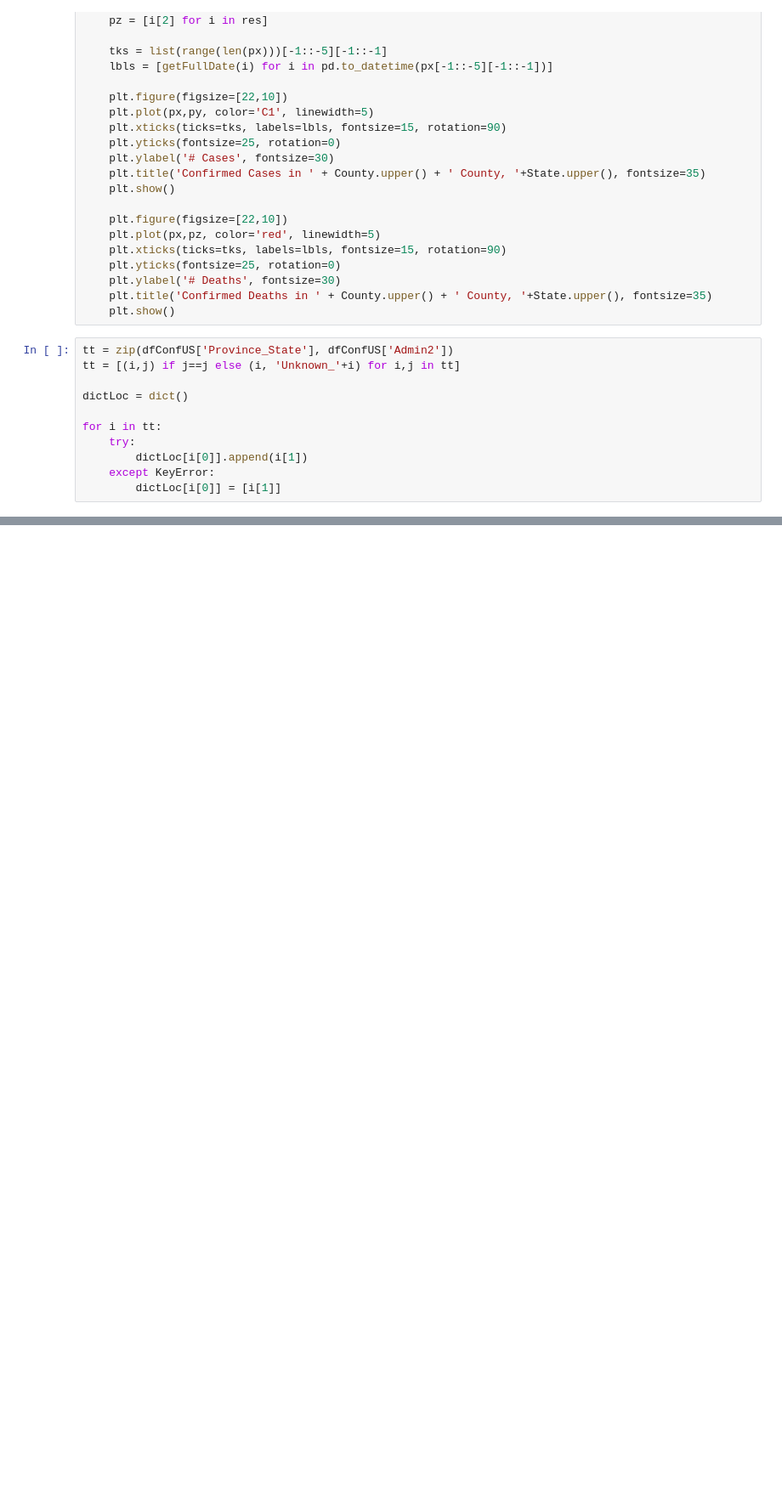
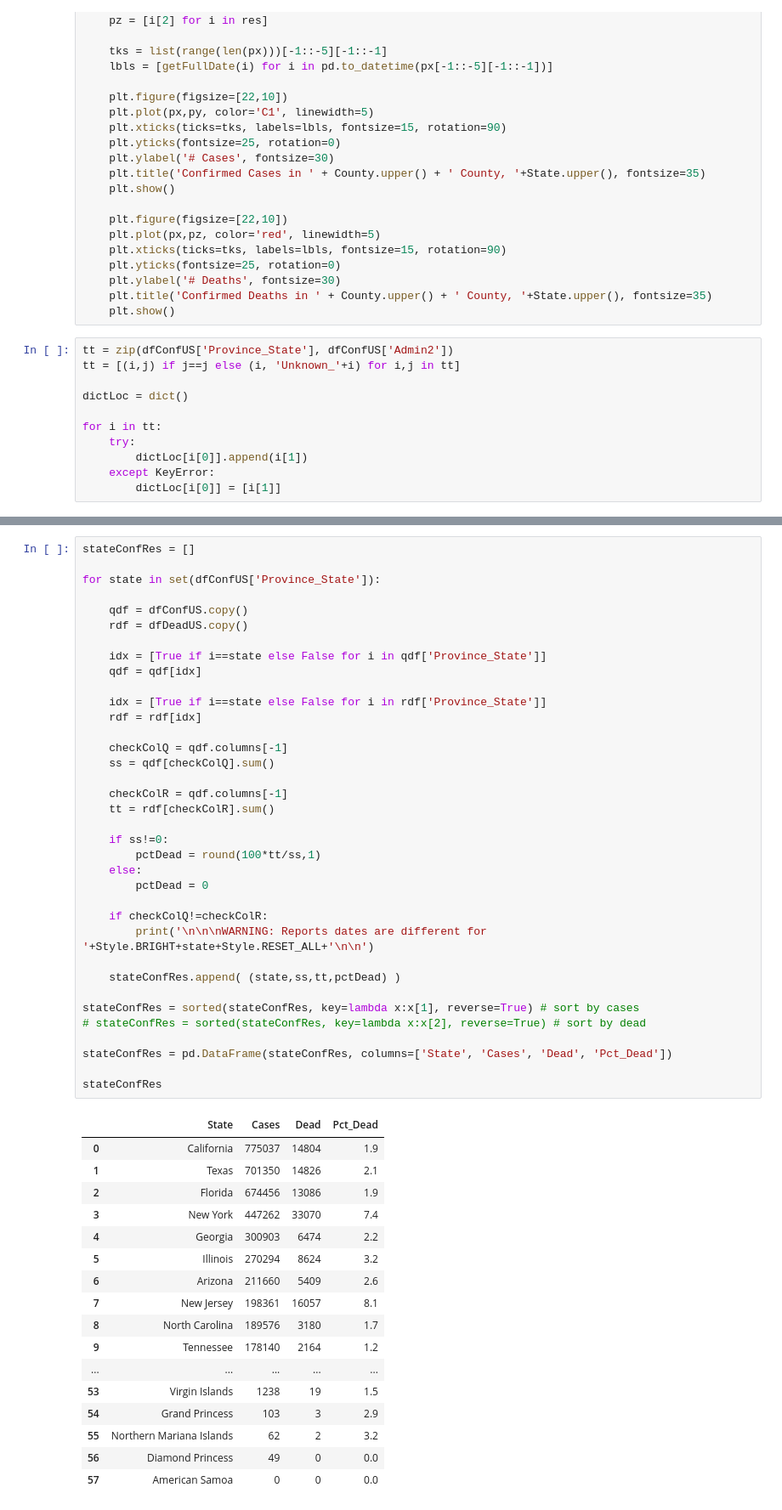
Before and after one commit to iven5880/COVID19_Tracking, a Jupyter notebook: CoronaVirusDisease2019_Tracking.ipynb, the cells around one changed output, grey strips where cells are left out. Shown at 85% size. Cells and saved outputs as stored; diff of their text form; blank space fills up the shorter version.

```diff
--- a/CoronaVirusDisease2019_Tracking.ipynb
+++ b/CoronaVirusDisease2019_Tracking.ipynb
@@ -484,0 +528,54 @@ numDead[-5:]
+# %%
+stateConfRes = []
+
+for state in set(dfConfUS['Province_State']):
+
+    qdf = dfConfUS.copy()
+    rdf = dfDeadUS.copy()
+
+    idx = [True if i==state else False for i in qdf['Province_State']]
+    qdf = qdf[idx]
+
+    idx = [True if i==state else False for i in rdf['Province_State']]
+    rdf = rdf[idx]
+
+    checkColQ = qdf.columns[-1]
+    ss = qdf[checkColQ].sum()
+
+    checkColR = qdf.columns[-1]
+    tt = rdf[checkColR].sum()
+
+    if ss!=0:
+        pctDead = round(100*tt/ss,1)
+    else:
+        pctDead = 0
+
+    if checkColQ!=checkColR:
+        print('\n\n\nWARNING: Reports dates are different for '+Style.BRIGHT+state+Style.RESET_ALL+'\n\n')
+
+    stateConfRes.append( (state,ss,tt,pctDead) )
+
+stateConfRes = sorted(stateConfRes, key=lambda x:x[1], reverse=True) # sort by cases
+# stateConfRes = sorted(stateConfRes, key=lambda x:x[2], reverse=True) # sort by dead
+
+stateConfRes = pd.DataFrame(stateConfRes, columns=['State', 'Cases', 'Dead', 'Pct_Dead'])
+
+stateConfRes
+# %% [output]
+|  | State | Cases | Dead | Pct_Dead |
+| 0 | California | 775037 | 14804 | 1.9 |
+| 1 | Texas | 701350 | 14826 | 2.1 |
+| 2 | Florida | 674456 | 13086 | 1.9 |
+| 3 | New York | 447262 | 33070 | 7.4 |
+| 4 | Georgia | 300903 | 6474 | 2.2 |
+| 5 | Illinois | 270294 | 8624 | 3.2 |
+| 6 | Arizona | 211660 | 5409 | 2.6 |
+| 7 | New Jersey | 198361 | 16057 | 8.1 |
+| 8 | North Carolina | 189576 | 3180 | 1.7 |
+| 9 | Tennessee | 178140 | 2164 | 1.2 |
+| ... | ... | ... | ... | ... |
+| 53 | Virgin Islands | 1238 | 19 | 1.5 |
+| 54 | Grand Princess | 103 | 3 | 2.9 |
+| 55 | Northern Mariana Islands | 62 | 2 | 3.2 |
+| 56 | Diamond Princess | 49 | 0 | 0.0 |
+| 57 | American Samoa | 0 | 0 | 0.0 |
```
Also changed, not shown: parts of 7 cells of this notebook.
